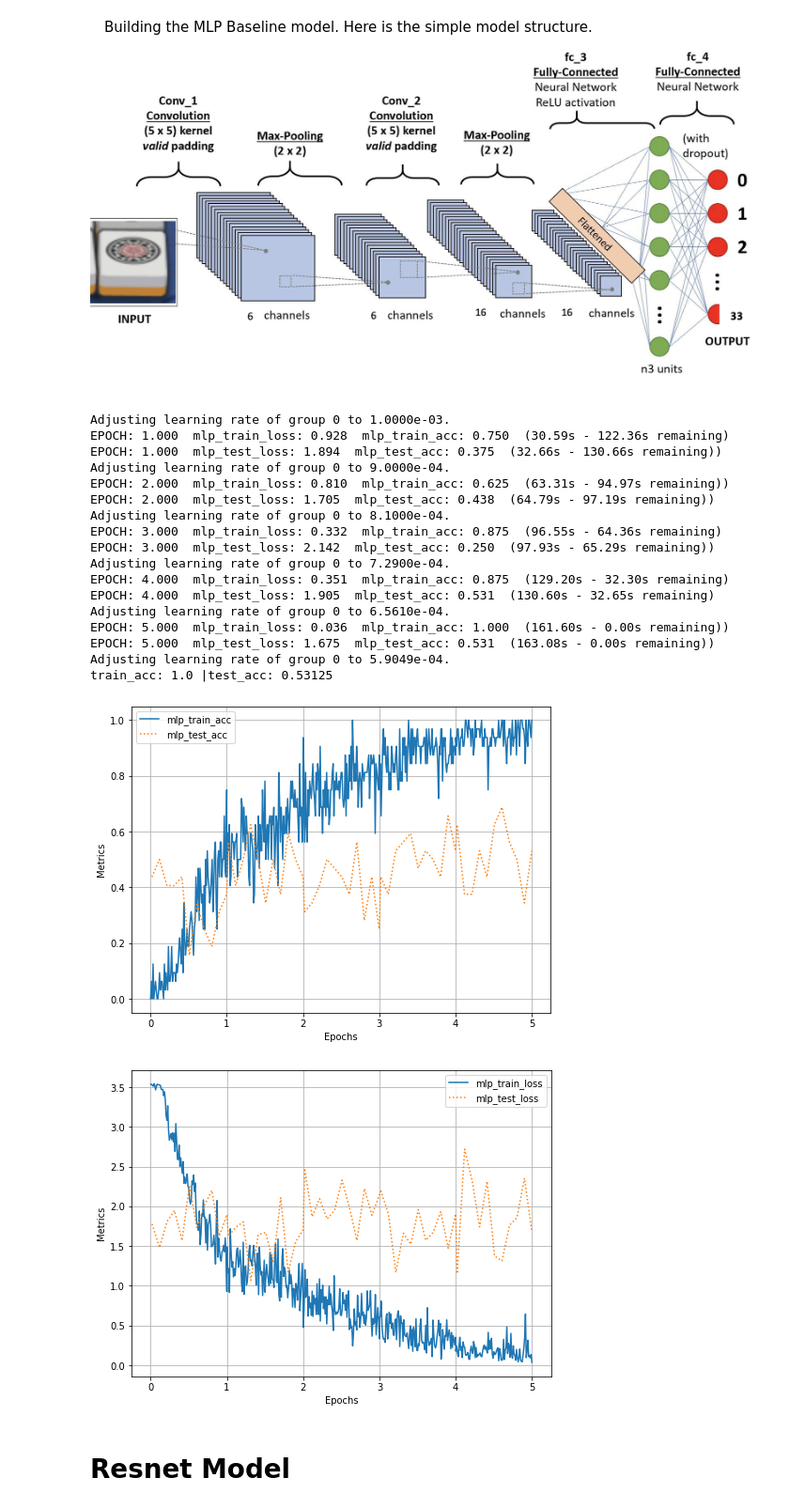
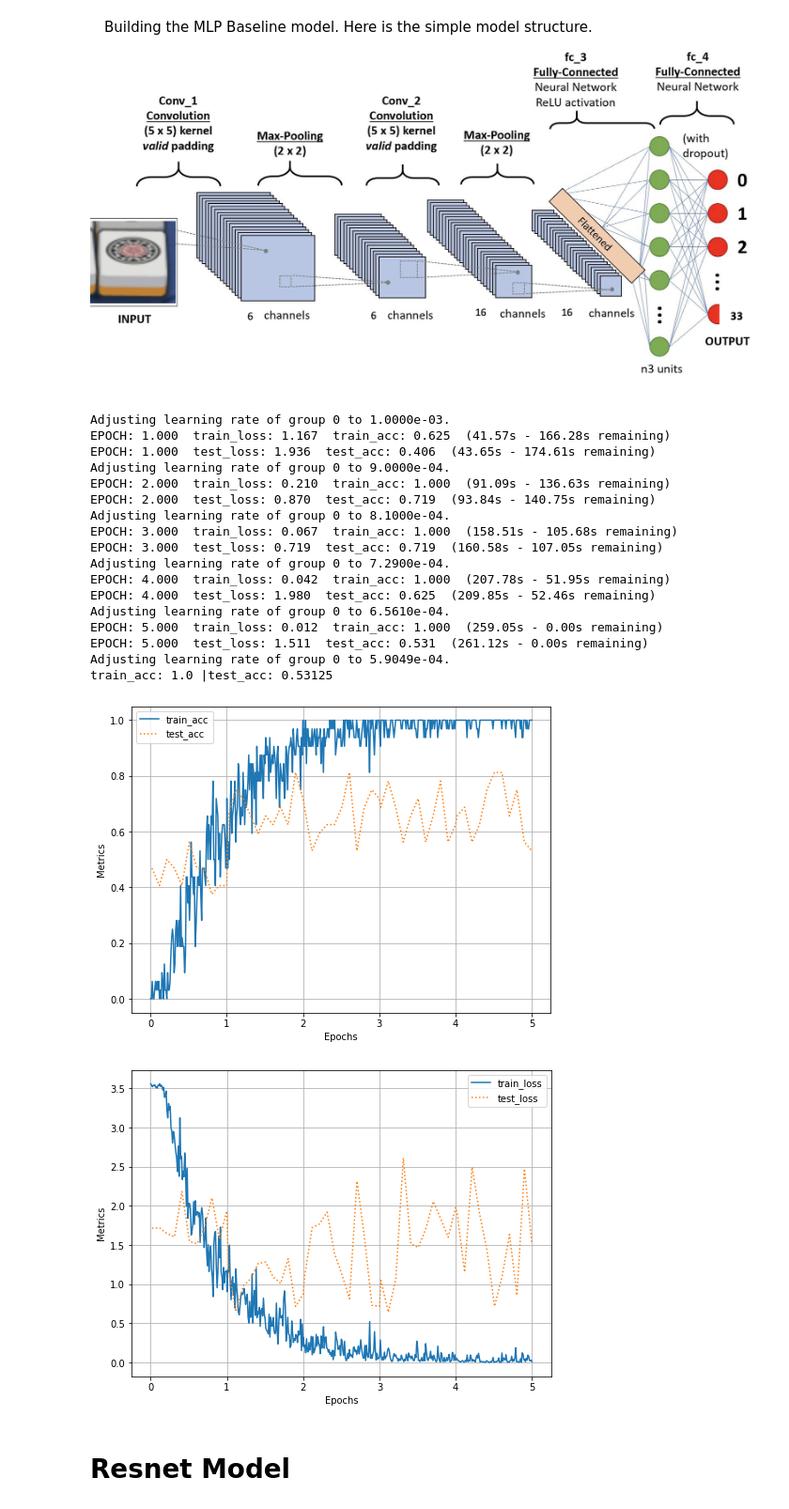
Before and after one commit to KSDeng/Mahjong-Master, a Jupyter notebook: Report.ipynb, the cells around one changed output. Shown at 94% size. Drawn from its saved outputs; the diff is of its cells as text; code cells hidden in the pictures.

Commit message:
visualization

```diff
--- a/Report.ipynb
+++ b/Report.ipynb
@@ -476,6 +476,7 @@ class MLP(nn.Module):
         return x
 
 model = MLP()
+log_mlp = Report(num_epoch)
 optimizer = torch.optim.Adam(model.parameters(), lr=1e-3)
 scheduler = ExponentialLR(optimizer, gamma=lr_decay_gamma, verbose=True)
 
@@ -484,42 +485,42 @@ for epoch in range(num_epoch):
     for i, data in enumerate(train_data_loader, 0):
         loss, acc = train_batch(model, data, optimizer, criterion)
         if i % 5 == 0:
-            log.record(pos=epoch + (i + 1) / N, mlp_train_loss=loss, mlp_train_acc=acc, end='\r')
+            log_mlp.record(pos=epoch + (i + 1) / N, train_loss=loss, train_acc=acc, end='\r')
     print()
 
     N = len(test_data_loader)
     for i, data in enumerate(test_data_loader, 0):
         loss, acc = test_batch(model, data, criterion)
         if i % 5 == 0:
-            log.record(pos=epoch + (i + 1) / N, mlp_test_loss=loss, mlp_test_acc=acc, end='\r')
+            log_mlp.record(pos=epoch + (i + 1) / N, test_loss=loss, test_acc=acc, end='\r')
     print()
     scheduler.step()
 
-print("train_acc:", [v for pos, v in log.mlp_train_acc][-1], "|test_acc:", [v for pos, v in log.mlp_test_acc][-1])
+print("train_acc:", [v for pos, v in log_mlp.train_acc][-1], "|test_acc:", [v for pos, v in log_mlp.test_acc][-1])
 # %% [output]
 Adjusting learning rate of group 0 to 1.0000e-03.
-EPOCH: 1.000  mlp_train_loss: 0.928  mlp_train_acc: 0.750  (30.59s - 122.36s remaining)
-EPOCH: 1.000  mlp_test_loss: 1.894  mlp_test_acc: 0.375  (32.66s - 130.66s remaining))
+EPOCH: 1.000  train_loss: 1.167  train_acc: 0.625  (41.57s - 166.28s remaining)
+EPOCH: 1.000  test_loss: 1.936  test_acc: 0.406  (43.65s - 174.61s remaining)
 Adjusting learning rate of group 0 to 9.0000e-04.
-EPOCH: 2.000  mlp_train_loss: 0.810  mlp_train_acc: 0.625  (63.31s - 94.97s remaining))
-EPOCH: 2.000  mlp_test_loss: 1.705  mlp_test_acc: 0.438  (64.79s - 97.19s remaining))
+EPOCH: 2.000  train_loss: 0.210  train_acc: 1.000  (91.09s - 136.63s remaining)
+EPOCH: 2.000  test_loss: 0.870  test_acc: 0.719  (93.84s - 140.75s remaining)
 Adjusting learning rate of group 0 to 8.1000e-04.
-EPOCH: 3.000  mlp_train_loss: 0.332  mlp_train_acc: 0.875  (96.55s - 64.36s remaining)
-EPOCH: 3.000  mlp_test_loss: 2.142  mlp_test_acc: 0.250  (97.93s - 65.29s remaining))
+EPOCH: 3.000  train_loss: 0.067  train_acc: 1.000  (158.51s - 105.68s remaining)
+EPOCH: 3.000  test_loss: 0.719  test_acc: 0.719  (160.58s - 107.05s remaining)
 Adjusting learning rate of group 0 to 7.2900e-04.
-EPOCH: 4.000  mlp_train_loss: 0.351  mlp_train_acc: 0.875  (129.20s - 32.30s remaining)
-EPOCH: 4.000  mlp_test_loss: 1.905  mlp_test_acc: 0.531  (130.60s - 32.65s remaining)
+EPOCH: 4.000  train_loss: 0.042  train_acc: 1.000  (207.78s - 51.95s remaining)
+EPOCH: 4.000  test_loss: 1.980  test_acc: 0.625  (209.85s - 52.46s remaining)
 Adjusting learning rate of group 0 to 6.5610e-04.
-EPOCH: 5.000  mlp_train_loss: 0.036  mlp_train_acc: 1.000  (161.60s - 0.00s remaining))
-EPOCH: 5.000  mlp_test_loss: 1.675  mlp_test_acc: 0.531  (163.08s - 0.00s remaining))
+EPOCH: 5.000  train_loss: 0.012  train_acc: 1.000  (259.05s - 0.00s remaining)
+EPOCH: 5.000  test_loss: 1.511  test_acc: 0.531  (261.12s - 0.00s remaining)
 Adjusting learning rate of group 0 to 5.9049e-04.
 train_acc: 1.0 |test_acc: 0.53125
-# %%
-log.plot(['mlp_train_acc', 'mlp_test_acc'])
-log.plot(['mlp_train_loss', 'mlp_test_loss'])
-# %% [output]
-[figure, removed]
-[figure, removed]
+# %%
+log_mlp.plot(['train_acc', 'test_acc'])
+log_mlp.plot(['train_loss', 'test_loss'])
+# %% [output]
+[figure, added]
+[figure, added]
 # %% [markdown]
 # Resnet Model
 # %% [markdown]
```
Also changed, not shown: parts of 14 cells of this notebook.
